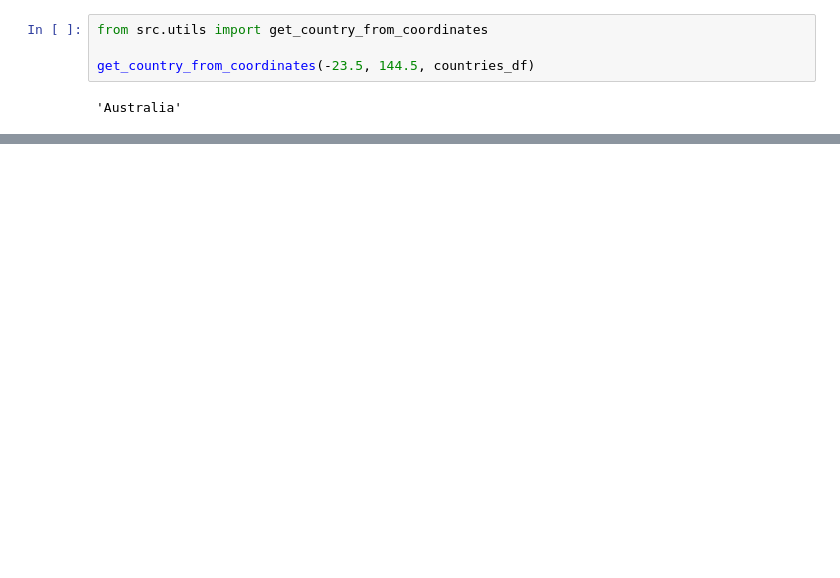
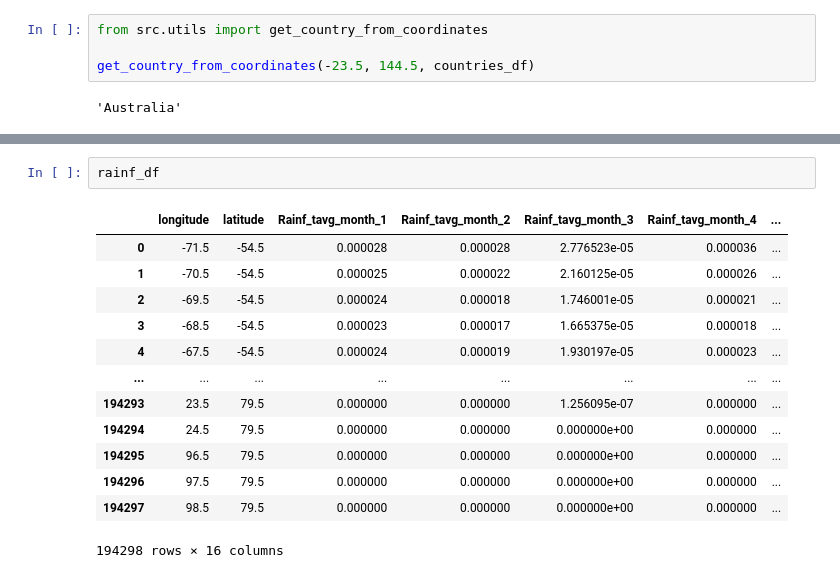
Before and after one commit to mirzasharmin1/crop-yield-prediction, a Jupyter notebook: notebooks/data_prep.ipynb, the cells around one changed output, grey strips where cells are left out. Cells and saved outputs as stored; diff of their text form; blank space fills up the shorter version.

```diff
--- a/notebooks/data_prep.ipynb
+++ b/notebooks/data_prep.ipynb
@@ -37,0 +92,16 @@ get_country_from_coordinates(-23.5, 144.5, countries_df)
+# %%
+rainf_df
+# %% [output]
+|  | longitude | latitude | Rainf_tavg_month_1 | Rainf_tavg_month_2 | Rainf_tavg_month_3 | Rainf_tavg_month_4 | ... |
+| 0 | -71.5 | -54.5 | 0.000028 | 0.000028 | 2.776523e-05 | 0.000036 | ... |
+| 1 | -70.5 | -54.5 | 0.000025 | 0.000022 | 2.160125e-05 | 0.000026 | ... |
+| 2 | -69.5 | -54.5 | 0.000024 | 0.000018 | 1.746001e-05 | 0.000021 | ... |
+| 3 | -68.5 | -54.5 | 0.000023 | 0.000017 | 1.665375e-05 | 0.000018 | ... |
+| 4 | -67.5 | -54.5 | 0.000024 | 0.000019 | 1.930197e-05 | 0.000023 | ... |
+| ... | ... | ... | ... | ... | ... | ... | ... |
+| 194293 | 23.5 | 79.5 | 0.000000 | 0.000000 | 1.256095e-07 | 0.000000 | ... |
+| 194294 | 24.5 | 79.5 | 0.000000 | 0.000000 | 0.000000e+00 | 0.000000 | ... |
+| 194295 | 96.5 | 79.5 | 0.000000 | 0.000000 | 0.000000e+00 | 0.000000 | ... |
+| 194296 | 97.5 | 79.5 | 0.000000 | 0.000000 | 0.000000e+00 | 0.000000 | ... |
+| 194297 | 98.5 | 79.5 | 0.000000 | 0.000000 | 0.000000e+00 | 0.000000 | ... |
+194298 rows × 16 columns
```
Also changed, not shown: parts of 28 cells of this notebook, 2 other files.
